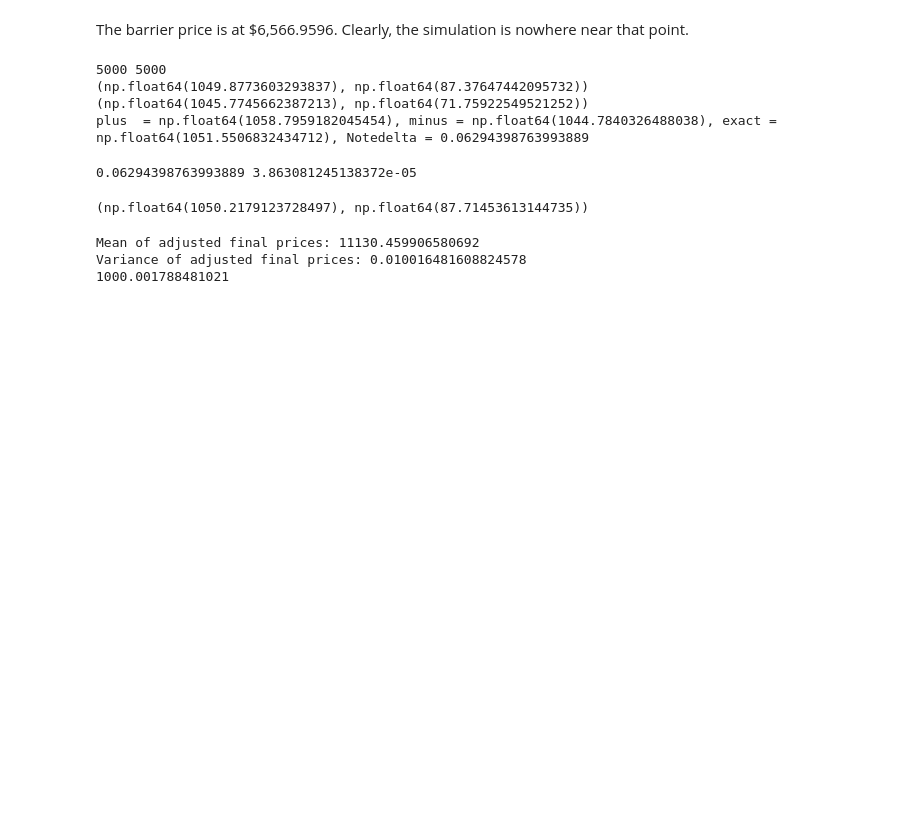
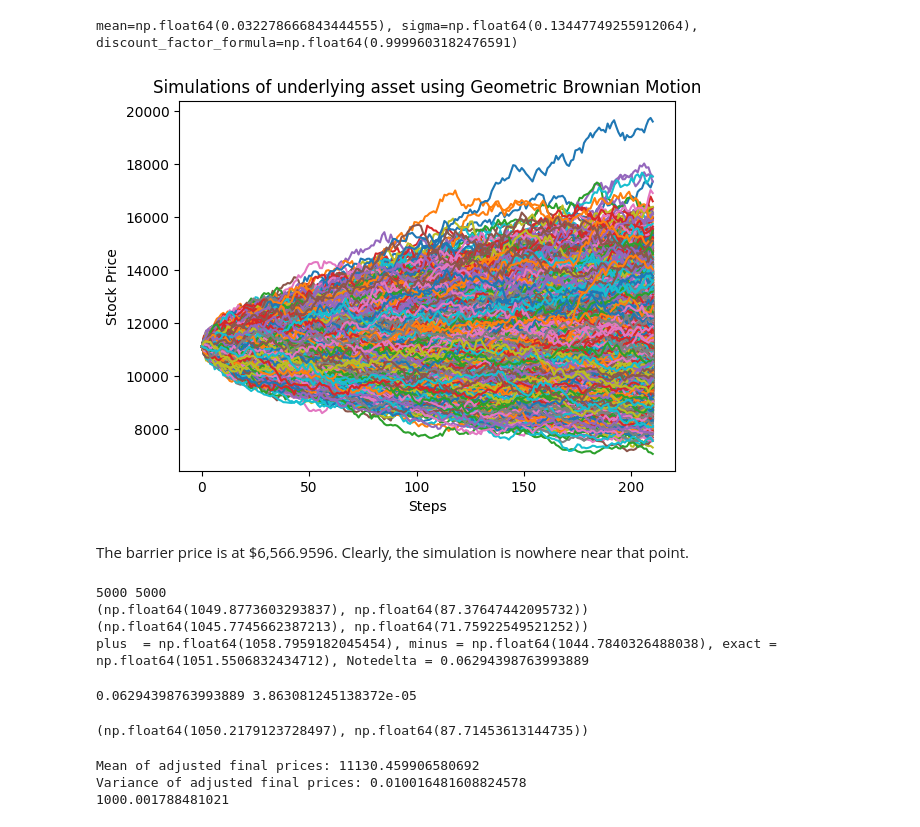
Before and after one commit to mk43v3r/MH4518-Simulation-Techniques-In-Finance, a Jupyter notebook: others.ipynb, the cells around one changed output. Saved outputs shown, nothing was run; the diff lists cells and outputs as text; code cells hidden in the pictures; blank space fills up the shorter version.

```diff
--- a/others.ipynb
+++ b/others.ipynb
@@ -0,0 +9,5 @@
+# %%
+input_file_path = 'SMI_log_returns(10Nov).csv'
+new_df = pd.read_csv(input_file_path)
+
+new_df
@@ -1,5 +28,5 @@
 # %%
-#Geometric Brownian Motion
+# Geometric Brownian Motion
 # S(t) = S(0) * exp((r - 0.5 * sigma^2) * t + sigma * W(t))
 # Where:
 # S(t) = Stock price at time t
@@ -9,21 +36,22 @@
 # t = Time
 # W(t) = Wiener process
 
-
-import random
-seed = np.random.seed(69)
 barrier_price = 6566.9596
 T = 252
 dt= 1/T
 
-mean = new['log_returns'].mean()/dt
-sigma = new['log_returns'].std()/ np.sqrt(dt)
+mean = new_df['log_returns'].mean()/dt
+sigma = new_df['log_returns'].std()/ np.sqrt(dt)
 S_0 = 11130.44
 r = 0.01 # 1% - Based on historical data
 Nsim = 10000 # Number of simulations
 N = 211 # 211 trading days between 15th October 2024 and 8 Aug 2025
 
 discount_factor_formula = np.exp(-r * dt)
+
+print(f"{mean=}, {sigma=}, {discount_factor_formula=}")
+# %% [output]
+mean=np.float64(0.032278666843444555), sigma=np.float64(0.13447749255912064), discount_factor_formula=np.float64(0.9999603182476591)
 # %%
 '''
 Payoff function for the product
@@ -256,28 +285,30 @@ def get_final_price_SS(sigma, N, num_bins = 5,  S_0 = 11130.44, r = 0.01 , Nsim
     # Calculate the expected final price of the derivative discounted to present value
     return np.mean(final_prices) * math.e ** (-r * N/T), np.std(final_prices)
 # %%
-# S = np.zeros([Nsim,N])
-# t = range(N)
-# barrier_hit_each_sim = [True] * Nsim
+S = np.zeros([Nsim,N])
+t = range(N)
+barrier_hit_each_sim = [True] * Nsim
 
-# for i in range(Nsim):
-#     S[i,0]=S_0
-#     for j in range(N-1):
-#         Z = np.random.normal(0, 1)
-#         barrier_hit_flag = False
+for i in range(Nsim):
+    S[i,0]=S_0
+    for j in range(N-1):
+        Z = np.random.normal(0, 1)
+        barrier_hit_flag = False
 
-#         S[i,j+1] = S[i,j] * np.exp( (r - 0.5 * sigma ** 2) * dt + sigma * Z * np.sqrt(dt) )
-#         if S[i,j+1] < barrier_price:
-#             barrier_hit_flag = True
-#     barrier_hit_each_sim[i] = barrier_hit_flag
-#     plt.plot(t, S[i])
+        S[i,j+1] = S[i,j] * np.exp( (r - 0.5 * sigma ** 2) * dt + sigma * Z * np.sqrt(dt) )
+        if S[i,j+1] < barrier_price:
+            barrier_hit_flag = True
+    barrier_hit_each_sim[i] = barrier_hit_flag
+    plt.plot(t, S[i])
 
-# # Add horizontal line for barrier price
-# # plt.axhline(y=barrier_price, color='r', linestyle='-')
-# plt.title('Simulations of underlying asset using Geometric Brownian Motion')
-# plt.xlabel('Steps')
-# plt.ylabel('Stock Price')
-# plt.show()
+# Add horizontal line for barrier price
+# plt.axhline(y=barrier_price, color='r', linestyle='-')
+plt.title('Simulations of underlying asset using Geometric Brownian Motion')
+plt.xlabel('Steps')
+plt.ylabel('Stock Price')
+plt.show()
+# %% [output]
+[figure, added]
 # %% [markdown]
 The barrier price is at $6,566.9596. Clearly, the simulation is nowhere near that point.
 # %%
```
Also changed, not shown: parts of 5 cells of this notebook, 1 other file.
